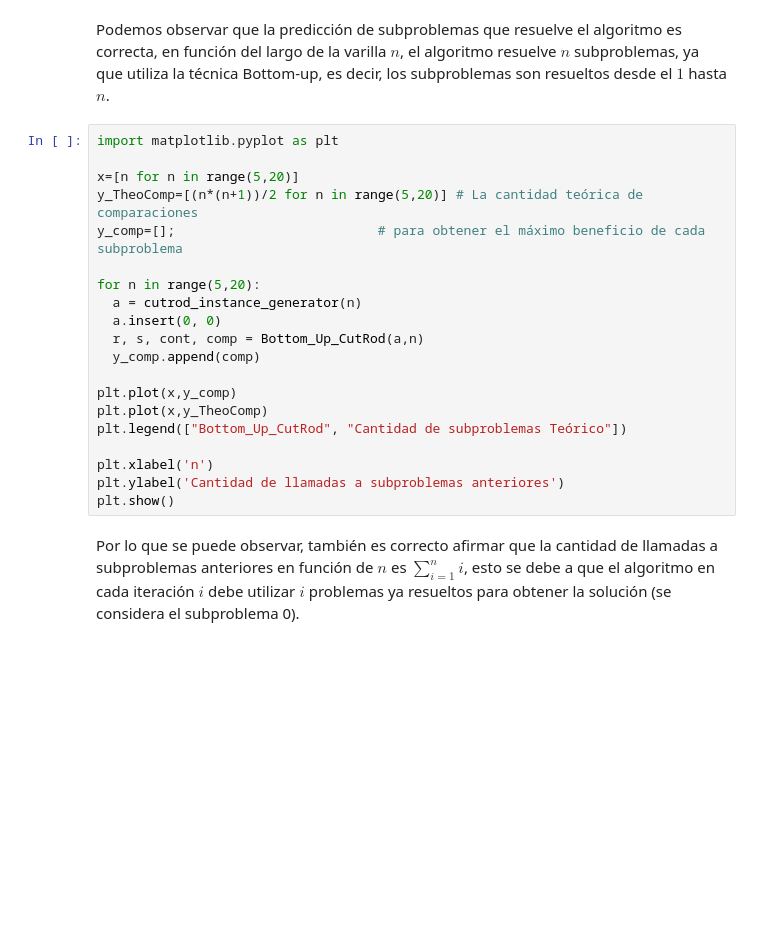
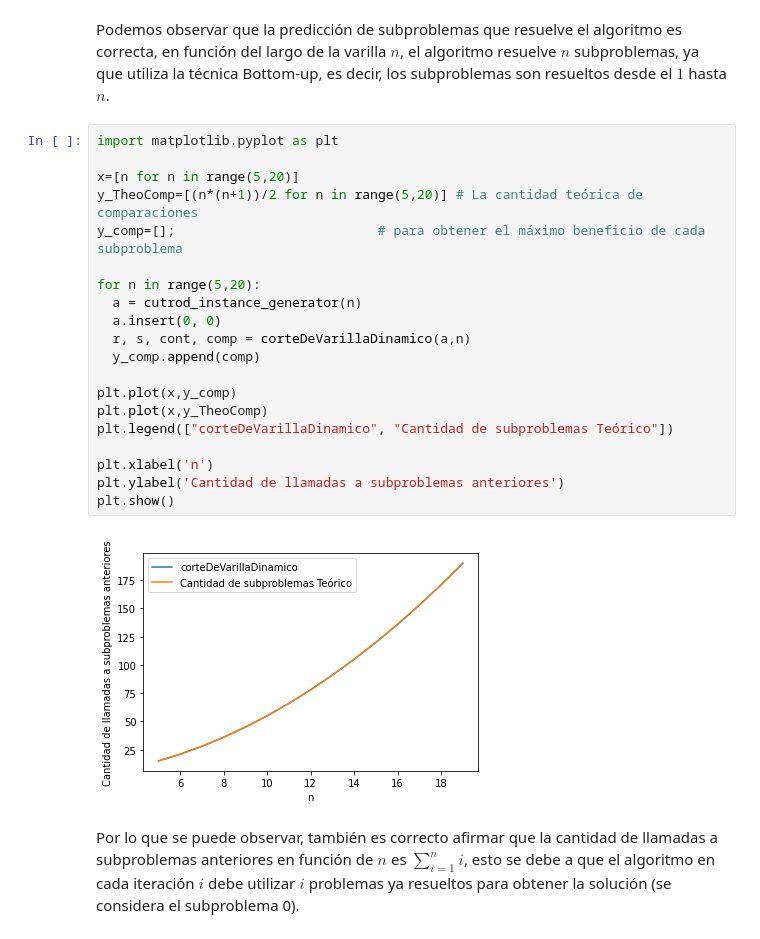
Before and after one commit to LosPowerPeralta/ADA-Informes-Matias, a Jupyter notebook: Informe_Algoritmo_Corte_De_Varilla.ipynb, the cells around one changed output. Saved outputs shown, nothing was run; the diff lists cells and outputs as text; blank space fills up the shorter version.

```diff
--- a/Informe_Algoritmo_Corte_De_Varilla.ipynb
+++ b/Informe_Algoritmo_Corte_De_Varilla.ipynb
@@ -384,22 +398,24 @@ Podemos observar que la predicción de subproblemas que resuelve el algoritmo es
 # %%
 import matplotlib.pyplot as plt
 
 x=[n for n in range(5,20)]
 y_TheoComp=[(n*(n+1))/2 for n in range(5,20)] # La cantidad teórica de comparaciones
 y_comp=[];                          # para obtener el máximo beneficio de cada subproblema
 
 for n in range(5,20):
   a = cutrod_instance_generator(n)
   a.insert(0, 0)
-  r, s, cont, comp = Bottom_Up_CutRod(a,n)
+  r, s, cont, comp = corteDeVarillaDinamico(a,n)
   y_comp.append(comp)
 
 plt.plot(x,y_comp)
 plt.plot(x,y_TheoComp)
-plt.legend(["Bottom_Up_CutRod", "Cantidad de subproblemas Teórico"])
+plt.legend(["corteDeVarillaDinamico", "Cantidad de subproblemas Teórico"])
 
 plt.xlabel('n')
 plt.ylabel('Cantidad de llamadas a subproblemas anteriores')
 plt.show()
+# %% [output]
+[figure, added]
 # %% [markdown]
 Por lo que se puede observar, también es correcto afirmar que la cantidad de llamadas a subproblemas anteriores en función de $n$ es $\sum_{i=1}^{n}i$, esto se debe a que el algoritmo en cada iteración $i$ debe utilizar $i$ problemas ya resueltos para obtener la solución (se considera el subproblema 0).
```
Also changed, not shown: parts of 8 cells of this notebook.
